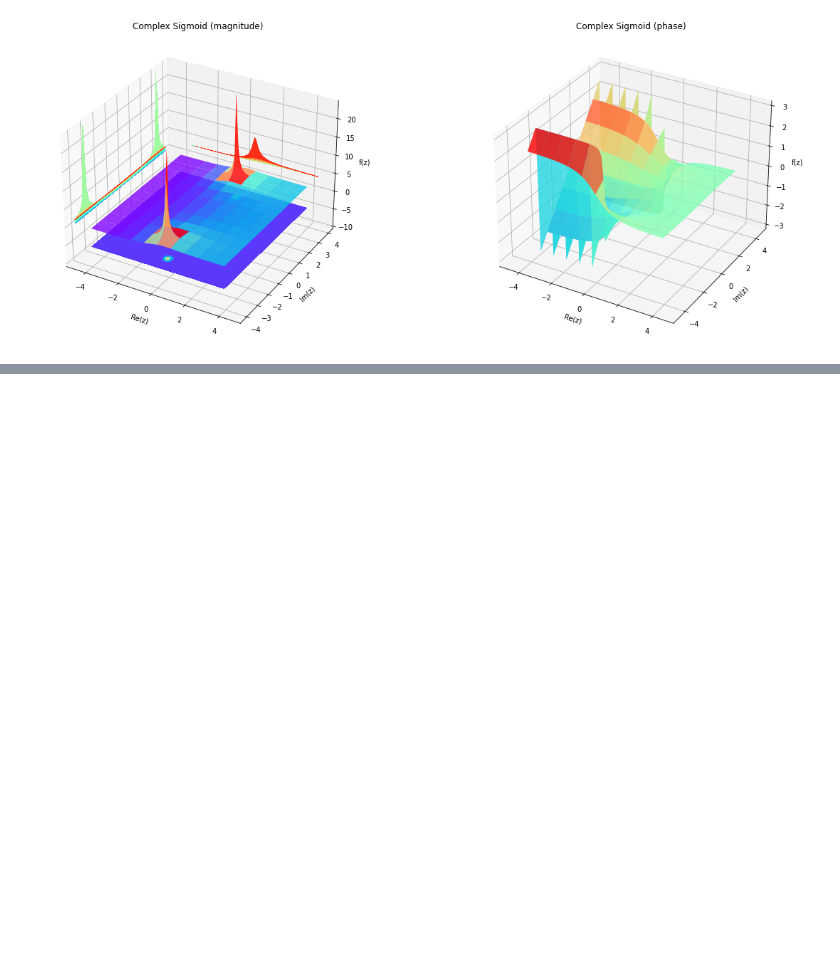
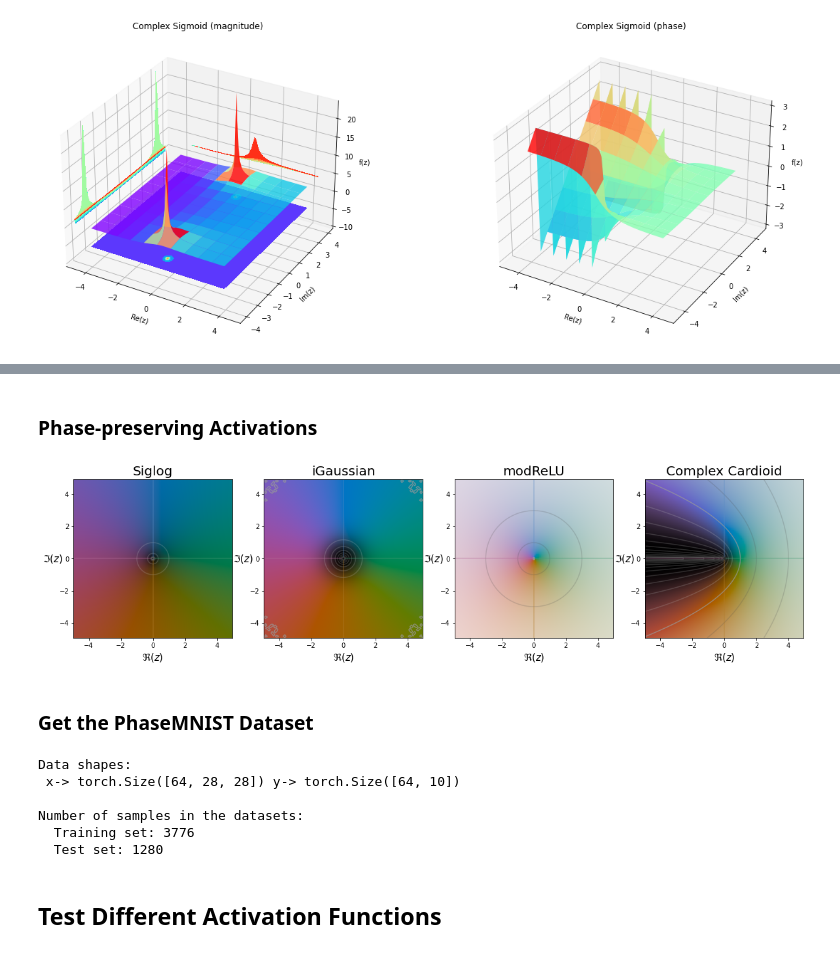
Before and after one commit to MattiaPujatti/complex-valued-deep-learning-for-condition-monitoring, a Jupyter notebook: Complex_Valued_Activation_Functions.ipynb, the cells around one changed output, grey strips where cells are left out. Saved outputs shown, nothing was run; the diff lists cells and outputs as text; code cells hidden in the pictures; blank space fills up the shorter version.

```diff
--- a/Complex_Valued_Activation_Functions.ipynb
+++ b/Complex_Valued_Activation_Functions.ipynb
@@ -67,0 +120,32 @@ cplot.plot(f=complex_sigmoid, x_range=(-5,5,100), y_range=(-5,5,100))
+# %% [markdown]
+### Phase-preserving Activations
+# %%
+fig = plt.figure(figsize=(20, 7))
+
+ax = fig.add_subplot(1, 4, 1)
+cplot.plot(f=siglog, x_range=(-5,5,100), y_range=(-5,5,100), add_colorbars=False)
+ax.set_xlabel(r'$\Re(z)$', fontsize=15)
+ax.set_ylabel(r'$\Im(z)$', fontsize=15)
+ax.set_title('Siglog', fontsize=20)
+
+ax = fig.add_subplot(1, 4, 2)
+cplot.plot(f=igaussian, x_range=(-5,5,100), y_range=(-5,5,100), add_colorbars=False)
+ax.set_xlabel(r'$\Re(z)$', fontsize=15)
+ax.set_ylabel(r'$\Im(z)$', fontsize=15)
+ax.set_title('iGaussian', fontsize=20)
+
+ax = fig.add_subplot(1, 4, 3)
+cplot.plot(f=modReLU, x_range=(-5,5,100), y_range=(-5,5,100), add_colorbars=False)
+ax.set_xlabel(r'$\Re(z)$', fontsize=15)
+ax.set_ylabel(r'$\Im(z)$', fontsize=15)
+ax.set_title('modReLU', fontsize=20)
+
+ax = fig.add_subplot(1, 4, 4)
+cplot.plot(f=cardioid, x_range=(-5,5,100), y_range=(-5,5,100), add_colorbars=False)
+ax.set_xlabel(r'$\Re(z)$', fontsize=15)
+ax.set_ylabel(r'$\Im(z)$', fontsize=15)
+ax.set_title('Complex Cardioid', fontsize=20);
+# %% [output]
+[figure, added]
+# %% [markdown]
+### Get the PhaseMNIST Dataset
@@ -67,0 +228,15 @@ cplot.plot(f=complex_sigmoid, x_range=(-5,5,100), y_range=(-5,5,100))
+# %%
+train_dl, test_dl = build_dataloaders(mnist_path, data_transform, drop_length, batch_size=batch_size)
+
+batch_sample = next(iter(test_dl))
+print('Data shapes:\n x-> {} y-> {}'.format(batch_sample[0].shape, batch_sample[1].shape))
+print('\nNumber of samples in the datasets: \n  Training set: {0} \n  Test set: {1}'.format(len(train_dl)*batch_size, len(test_dl)*batch_size))
+# %% [output]
+Data shapes:
+ x-> torch.Size([64, 28, 28]) y-> torch.Size([64, 10])
+
+Number of samples in the datasets:
+  Training set: 3776
+  Test set: 1280
+# %% [markdown]
+## Test Different Activation Functions
```
Also changed, not shown: parts of 16 cells of this notebook, 19 other files.
